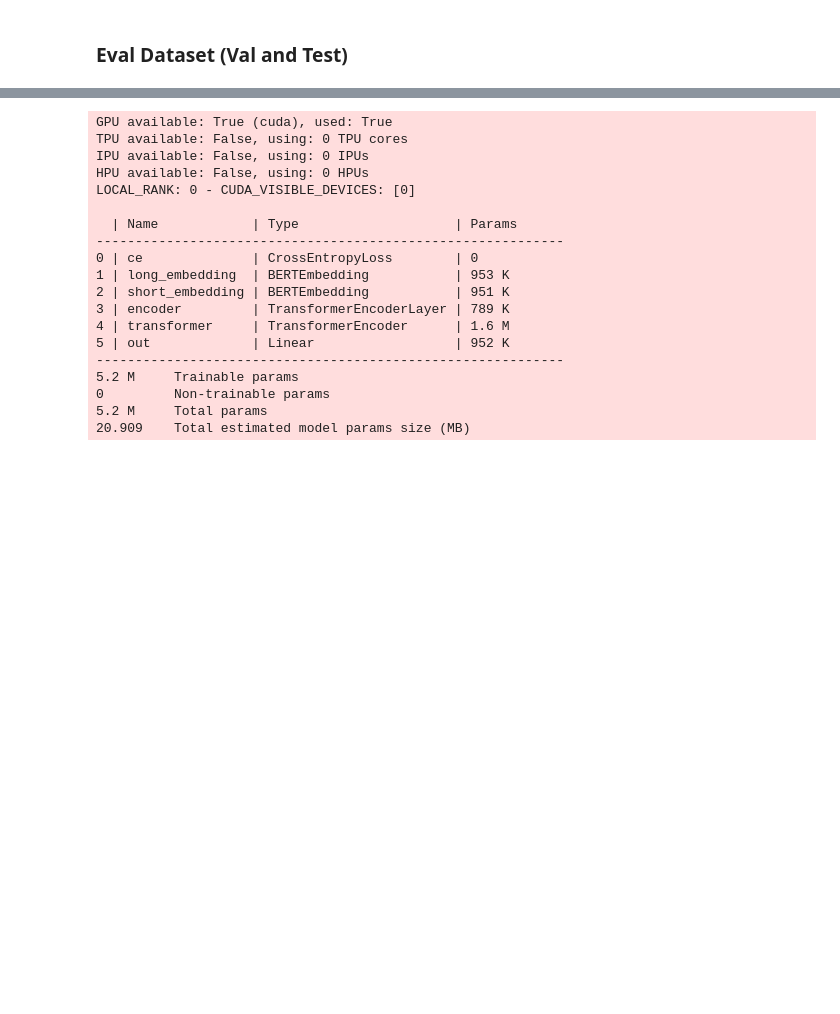
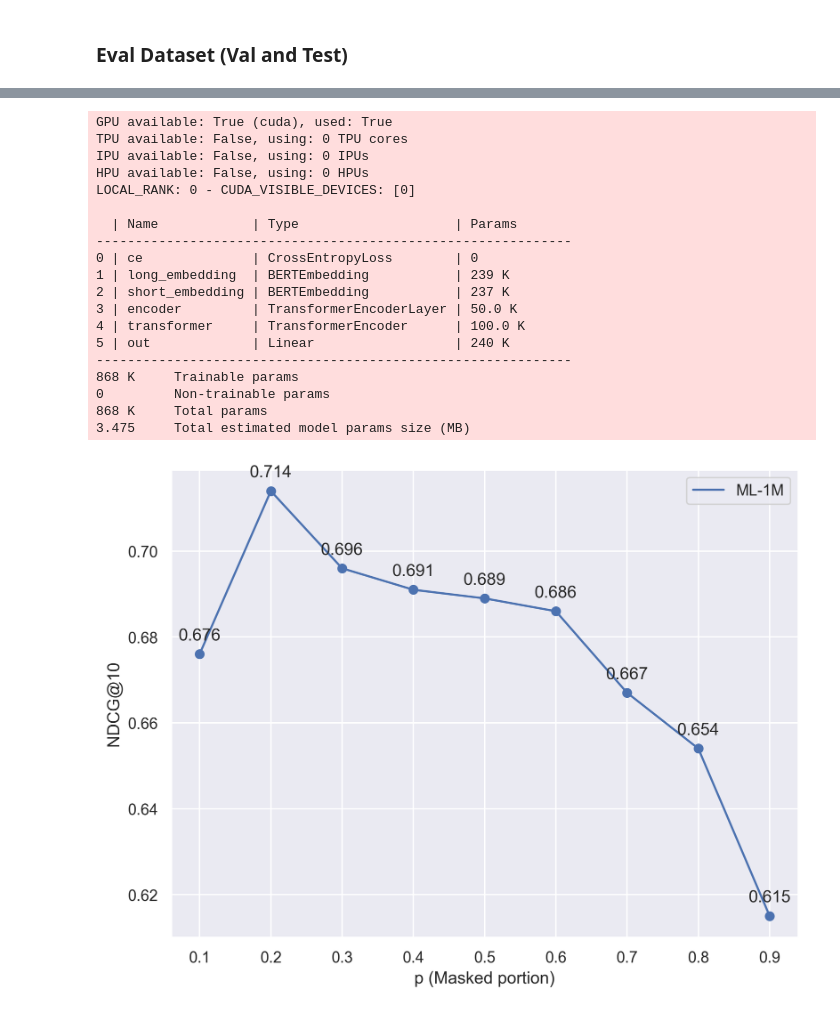
Before and after one commit to seatedro/bst-lstr, a Jupyter notebook: lstr-main.ipynb, the cells around one changed output, grey strips where cells are left out. Drawn from its saved outputs; the diff is of its cells as text; code cells hidden in the pictures; blank space fills up the shorter version.

Commit message:
Various testing done:
- Improved transformer model

```diff
--- a/lstr-main.ipynb
+++ b/lstr-main.ipynb
@@ -833,9 +841,10 @@ args = {
 args = dotdict(args)
 # %%
 from pytorch_lightning.profiler import SimpleProfiler
+# if model: del model
 model = BERT(args)
 profiler = SimpleProfiler()
-trainer = pl.Trainer(accelerator="gpu", devices=1, max_epochs=5, profiler=profiler)
+trainer = pl.Trainer(accelerator="gpu", devices=1, max_epochs=50, profiler=profiler)
 trainer.fit(model)
 # %% [output]
 GPU available: True (cuda), used: True
@@ -845,15 +854,15 @@ HPU available: False, using: 0 HPUs
 LOCAL_RANK: 0 - CUDA_VISIBLE_DEVICES: [0]
 
   | Name            | Type                    | Params
-------------------------------------------------------------
+-------------------------------------------------------------
 0 | ce              | CrossEntropyLoss        | 0
-1 | long_embedding  | BERTEmbedding           | 953 K
-2 | short_embedding | BERTEmbedding           | 951 K
-3 | encoder         | TransformerEncoderLayer | 789 K
-4 | transformer     | TransformerEncoder      | 1.6 M
-5 | out             | Linear                  | 952 K
-------------------------------------------------------------
-5.2 M     Trainable params
+1 | long_embedding  | BERTEmbedding           | 239 K
+2 | short_embedding | BERTEmbedding           | 237 K
+3 | encoder         | TransformerEncoderLayer | 50.0 K
+4 | transformer     | TransformerEncoder      | 100.0 K
+5 | out             | Linear                  | 240 K
+-------------------------------------------------------------
+868 K     Trainable params
 0         Non-trainable params
-5.2 M     Total params
-20.909    Total estimated model params size (MB)
+868 K     Total params
+3.475     Total estimated model params size (MB)
@@ -859,0 +901,31 @@ LOCAL_RANK: 0 - CUDA_VISIBLE_DEVICES: [0]
+# %%
+# Plot these values on a line chart with matplotlib
+import matplotlib.pyplot as plt
+# Without seaborn
+from matplotlib.pyplot import figure
+
+figure(figsize=(8, 6), dpi=300)
+plt.plot(p_values, ndcgs_50, label='ML-1M')
+
+
+# Highlight each point with a dot
+plt.scatter(p_values, ndcgs_50)
+
+# Show the value next to each point with text
+for x, y in zip(p_values, ndcgs_50):
+    label = "{:.3f}".format(y)
+
+    plt.annotate(label, # this is the text
+                 (x,y), # this is the point to label
+                 textcoords="offset points", # how to position the text
+                 xytext=(0,10), # distance from text to points (x,y)
+                 ha='center') # horizontal alignment can be left, right or center
+
+plt.xlabel('p (Masked portion)')
+plt.ylabel('NDCG@10')
+plt.legend()
+plt.show()
+
+# Label the axes with sns
+# %% [output]
+[figure, added]
```
Also changed, not shown: parts of 23 cells of this notebook, 8 other files.
